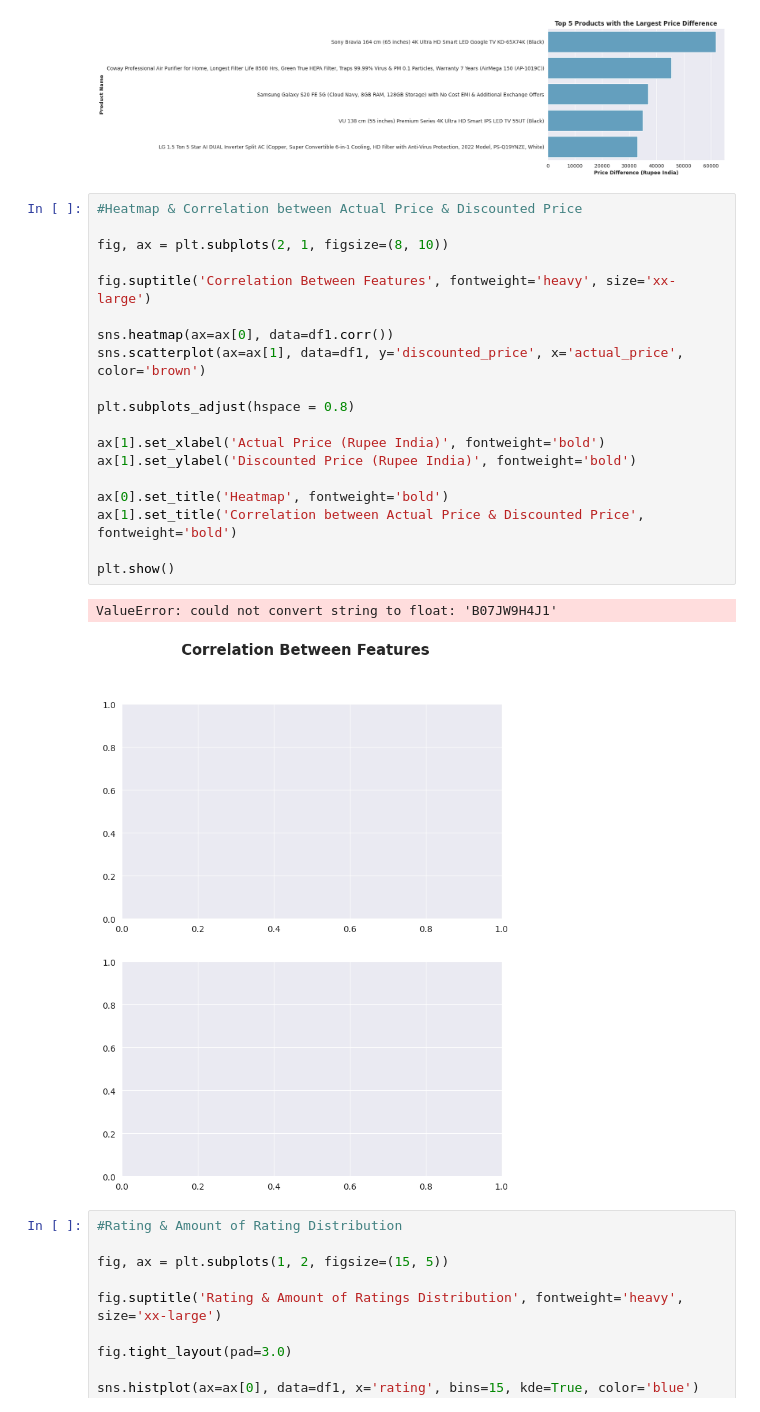
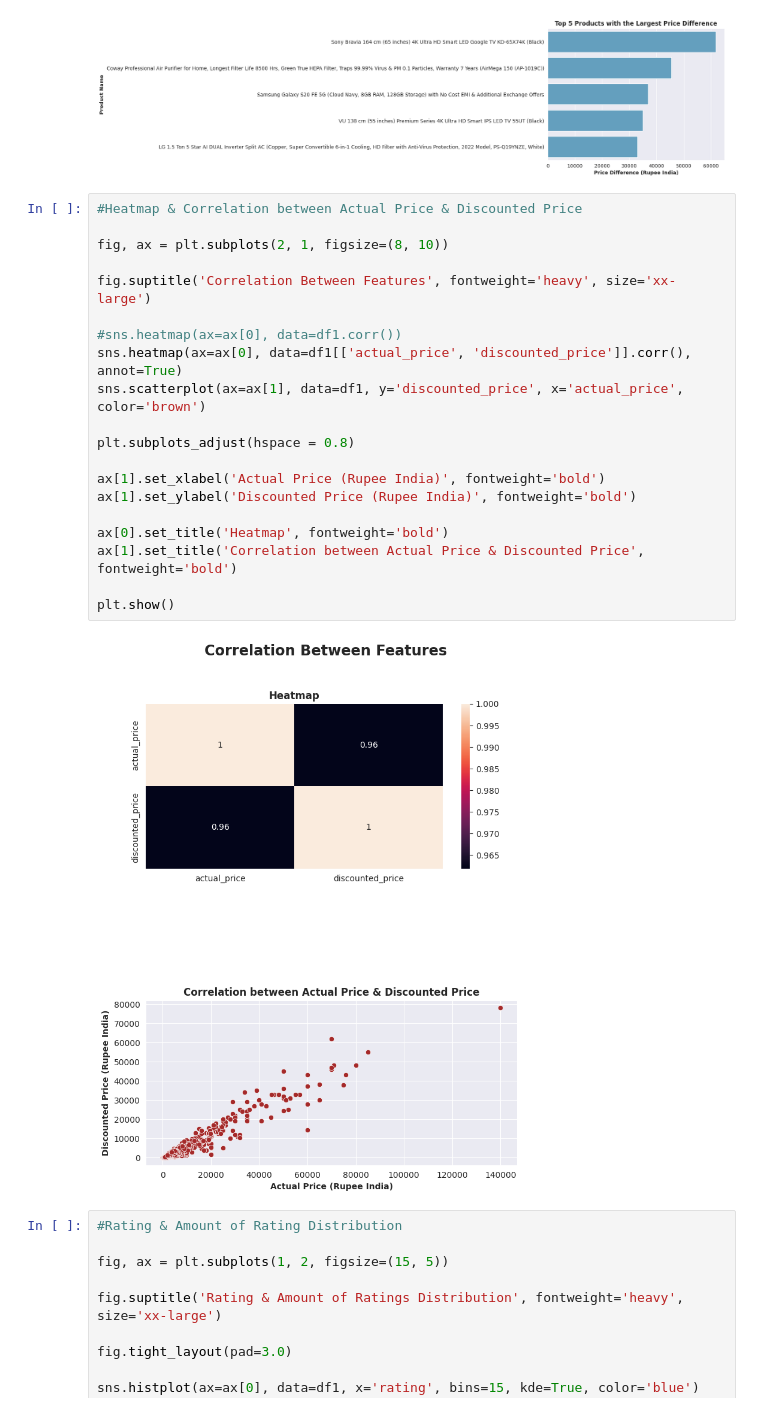
Before and after one commit to SunidhiHere/Amazon-E-Commerce-Project, a Jupyter notebook: amazon-e-commerce-analysis.ipynb, the cells around one changed output. Drawn from its saved outputs; the diff is of its cells as text.

```diff
--- a/amazon-e-commerce-analysis.ipynb
+++ b/amazon-e-commerce-analysis.ipynb
@@ -635,25 +635,25 @@ plt.show()
 # %%
 #Heatmap & Correlation between Actual Price & Discounted Price
 
 fig, ax = plt.subplots(2, 1, figsize=(8, 10))
 
 fig.suptitle('Correlation Between Features', fontweight='heavy', size='xx-large')
 
-sns.heatmap(ax=ax[0], data=df1.corr())
+#sns.heatmap(ax=ax[0], data=df1.corr())
+sns.heatmap(ax=ax[0], data=df1[['actual_price', 'discounted_price']].corr(), annot=True)
 sns.scatterplot(ax=ax[1], data=df1, y='discounted_price', x='actual_price', color='brown')
 
 plt.subplots_adjust(hspace = 0.8)
 
 ax[1].set_xlabel('Actual Price (Rupee India)', fontweight='bold')
 ax[1].set_ylabel('Discounted Price (Rupee India)', fontweight='bold')
 
 ax[0].set_title('Heatmap', fontweight='bold')
 ax[1].set_title('Correlation between Actual Price & Discounted Price', fontweight='bold')
 
 plt.show()
 # %% [output]
-ValueError: could not convert string to float: 'B07JW9H4J1'
-[figure, old version]
+[figure, new version]
 # %%
 #Rating & Amount of Rating Distribution
 
```
Also changed, not shown: parts of 23 cells of this notebook.
